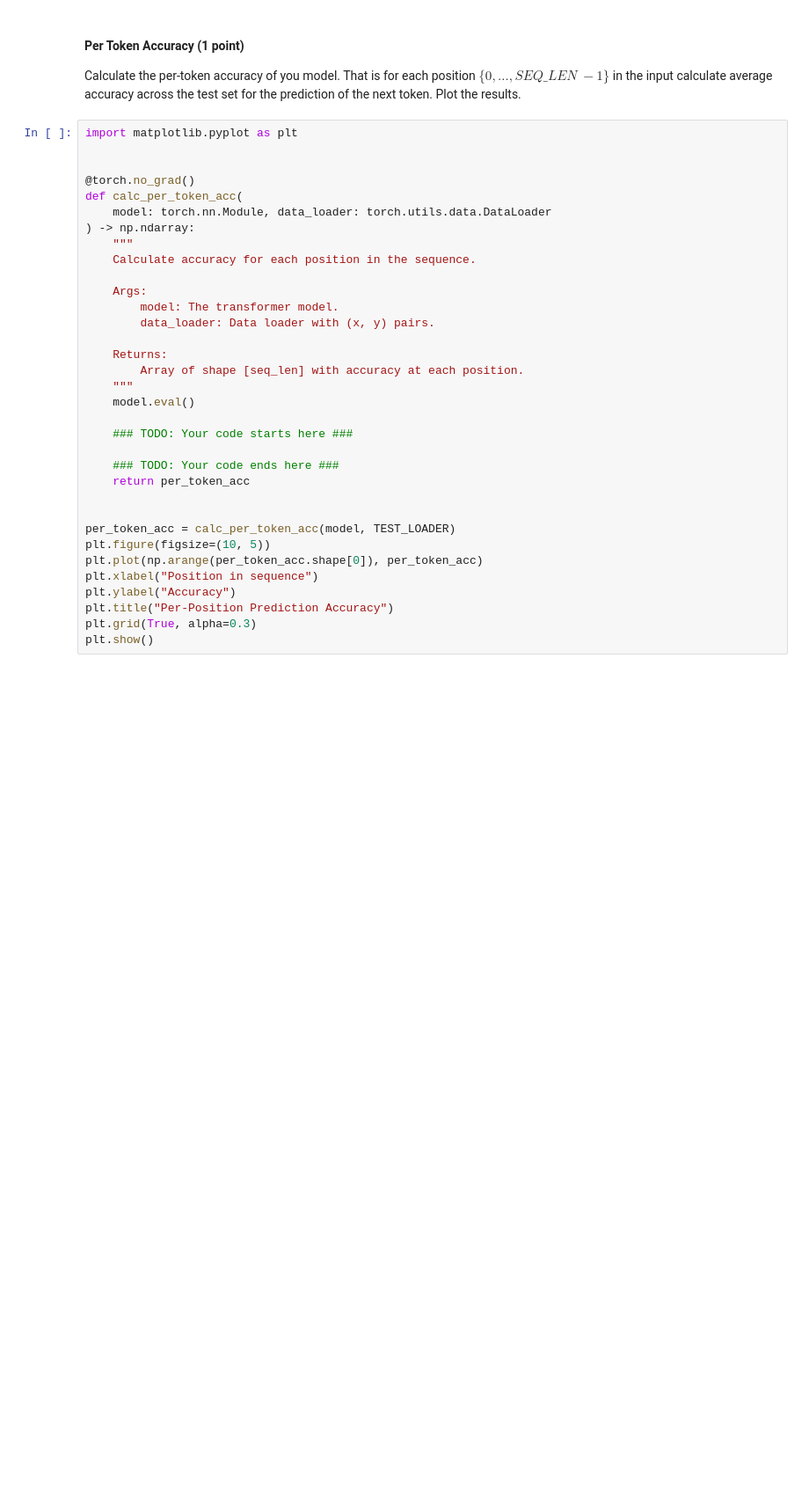
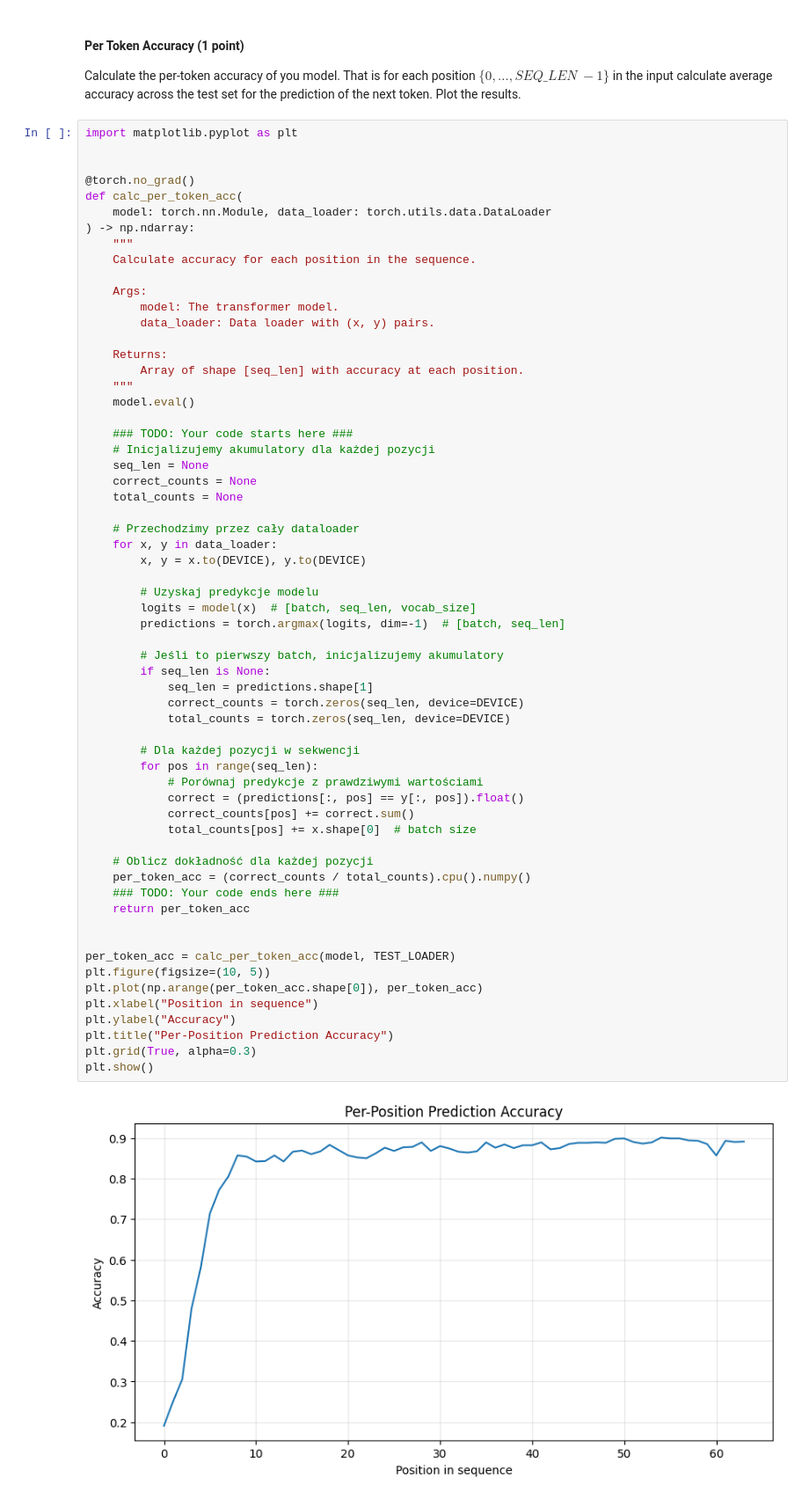
Before and after one commit to mar2000/Deep-Neural-Networks, a Jupyter notebook: Project3/Notebook.ipynb, the cells around one changed output. Shown at 88% size. Cells and saved outputs as stored; diff of their text form; blank space fills up the shorter version.

```diff
--- a/Project3/Notebook.ipynb
+++ b/Project3/Notebook.ipynb
@@ -1464,33 +1484,62 @@ import matplotlib.pyplot as plt
 @torch.no_grad()
 def calc_per_token_acc(
     model: torch.nn.Module, data_loader: torch.utils.data.DataLoader
 ) -> np.ndarray:
     """
     Calculate accuracy for each position in the sequence.
 
     Args:
         model: The transformer model.
         data_loader: Data loader with (x, y) pairs.
 
     Returns:
         Array of shape [seq_len] with accuracy at each position.
     """
     model.eval()
 
     ### TODO: Your code starts here ###
+    # Inicjalizujemy akumulatory dla każdej pozycji
+    seq_len = None
+    correct_counts = None
+    total_counts = None
 
+    # Przechodzimy przez cały dataloader
+    for x, y in data_loader:
+        x, y = x.to(DEVICE), y.to(DEVICE)
+
+        # Uzyskaj predykcje modelu
+        logits = model(x)  # [batch, seq_len, vocab_size]
+        predictions = torch.argmax(logits, dim=-1)  # [batch, seq_len]
+
+        # Jeśli to pierwszy batch, inicjalizujemy akumulatory
+        if seq_len is None:
+            seq_len = predictions.shape[1]
+            correct_counts = torch.zeros(seq_len, device=DEVICE)
+            total_counts = torch.zeros(seq_len, device=DEVICE)
+
+        # Dla każdej pozycji w sekwencji
+        for pos in range(seq_len):
+            # Porównaj predykcje z prawdziwymi wartościami
+            correct = (predictions[:, pos] == y[:, pos]).float()
+            correct_counts[pos] += correct.sum()
+            total_counts[pos] += x.shape[0]  # batch size
+
+    # Oblicz dokładność dla każdej pozycji
+    per_token_acc = (correct_counts / total_counts).cpu().numpy()
     ### TODO: Your code ends here ###
     return per_token_acc
 
 
 per_token_acc = calc_per_token_acc(model, TEST_LOADER)
 plt.figure(figsize=(10, 5))
 plt.plot(np.arange(per_token_acc.shape[0]), per_token_acc)
 plt.xlabel("Position in sequence")
 plt.ylabel("Accuracy")
 plt.title("Per-Position Prediction Accuracy")
 plt.grid(True, alpha=0.3)
 plt.show()
+# %% [output]
+[figure, added]
 # %% [markdown]
 ## Your report (min 300 words - max 600 words) (2 points)
 
```
Also changed, not shown: parts of 15 cells of this notebook.
